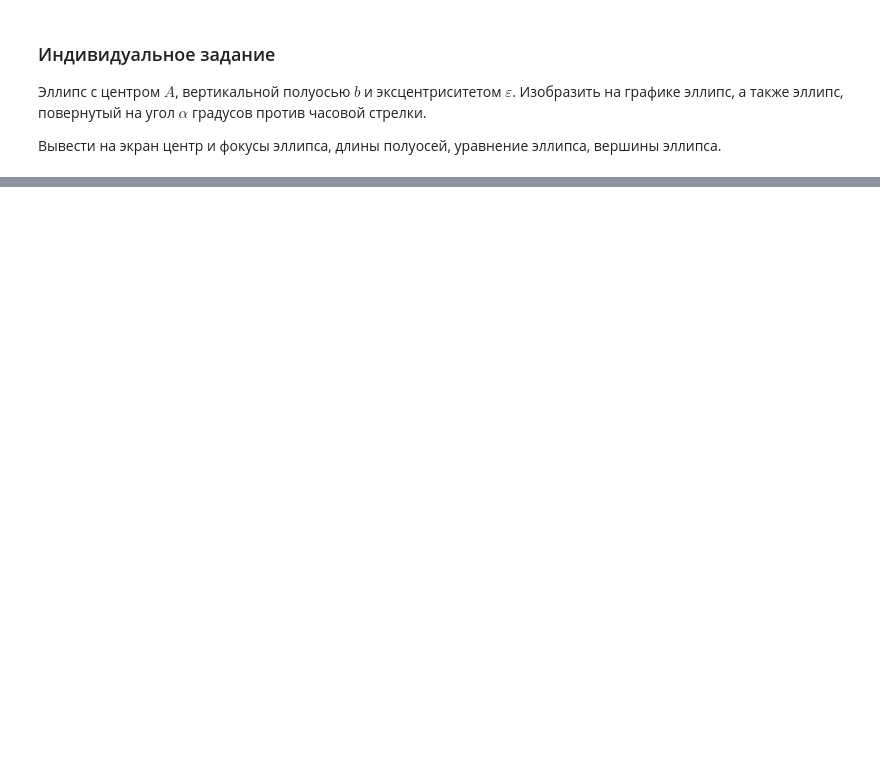
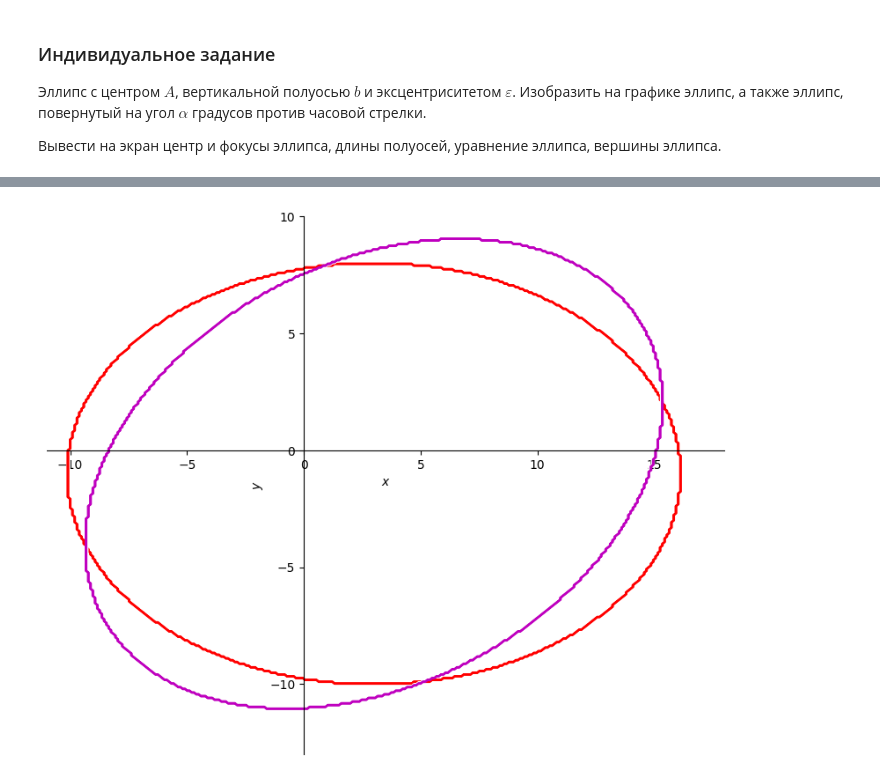
Before and after one commit to i80287/linalg, a Jupyter notebook: task13/Alg_13_2022_23_ellipse_task.ipynb, the cells around one changed output, grey strips where cells are left out. Saved outputs shown, nothing was run; the diff lists cells and outputs as text; code cells hidden in the pictures; blank space fills up the shorter version.

```diff
--- a/task13/Alg_13_2022_23_ellipse_task.ipynb
+++ b/task13/Alg_13_2022_23_ellipse_task.ipynb
@@ -138,0 +185,83 @@ p.show()
+# %%
+from typing import overload, Union, Optional
+
+@overload
+def print_sympy_entity(text: Optional[str] = None, raw: bool = True) -> None:
+    ...
+
+@overload
+def print_sympy_entity(text: Optional[str] = None, expression: Optional[Union[str, Basic]] = None, raw: bool = True) -> None:
+    ...
+
+def print_sympy_entity(*args, **kwargs) -> None:
+    text: Optional[str] = kwargs.get("text", None)
+    expression: Optional[Union[str, Basic]] = kwargs.get("expression", None)
+
+    if text is None and args:
+        text = args[0]
+
+    if expression is None and len(args) > 1:
+        expression = args[1]
+
+    if expression is None:
+        if text is not None:
+            display(Latex("$\\text{" + text + "}$"))
+        return
+
+    if kwargs.get("raw", True):
+        expression = latex(expression)
+
+    expression = '$' + str(expression) + '$'
+    if text is not None:
+        expression = "$\\text{" + text + "}$ " + expression
+
+    display(Latex(expression))
+
+
+A: Point2D = Point2D(3, -1)
+b: Expr = 33*sympy.sqrt(57)/19
+epsilon: Expr = S(8)/11
+ellipse: Ellipse = Ellipse(center=A, hradius=b, eccentricity=epsilon)
+
+ellipse_equation: Expr = ellipse.equation()
+ellipse_eq: Equality = Eq(ellipse_equation + 1, 1)
+symbs: Dict[str, Basic] = {str(s): s for s in ellipse_equation.free_symbols}
+line: Line2D = Line2D(*ellipse.foci)
+eq2: Expr = line.equation()
+roots1: List[Dict[Expr, Expr]] = solve((ellipse_equation, eq2), list(symbs.values()))
+
+eq3: Expr = line.perpendicular_line(ellipse.center).equation()
+roots2: List[Dict[Expr, Expr]] = solve((ellipse_equation, eq3), list(symbs.values()))
+
+vertices: List[Point2D] = [Point2D(x, y) for x, y in (roots1 + roots2)]
+
+alpha: Expr = sympy.pi / 6
+rotated_ellipse_eq: Expr = ellipse.equation(_slope=alpha)
+
+print_sympy_entity("Центр эллипса:", A)
+print_sympy_entity("Фокусы эллипса:", ' '.join(map(latex, ellipse.foci)), raw=False)
+print_sympy_entity("Длины полуосей", r"\ ;\ ".join(map(latex, (ellipse.hradius, ellipse.vradius))), raw=False)
+print_sympy_entity("Уравнение эллипса:", ellipse_eq)
+print_sympy_entity("Вершины эллипса:", r"\ ;\ ".join(map(latex, vertices)), raw=False)
+
+p: Plot = plot_implicit(
+    ellipse_equation,
+    (symbs['x'], -11, 18),
+    (symbs['y'], -13, 10),
+    line_color='r',
+    aspect_ratio=(1, 1),
+    show=False,
+    adaptive=False,
+    size=(8, 8)
+)
+p.extend(plot_implicit(
+    rotated_ellipse_eq,
+    (symbs['x'], -11, 18),
+    (symbs['y'], -13, 10),
+    line_color='m',
+    aspect_ratio=(1, 1),
+    show=False,
+    adaptive=False,
+))
+p.show()
+# %% [output]
@@ -138,0 +273 @@ p.show()
+[figure, added]
```
Also changed, not shown: parts of 8 cells of this notebook.
